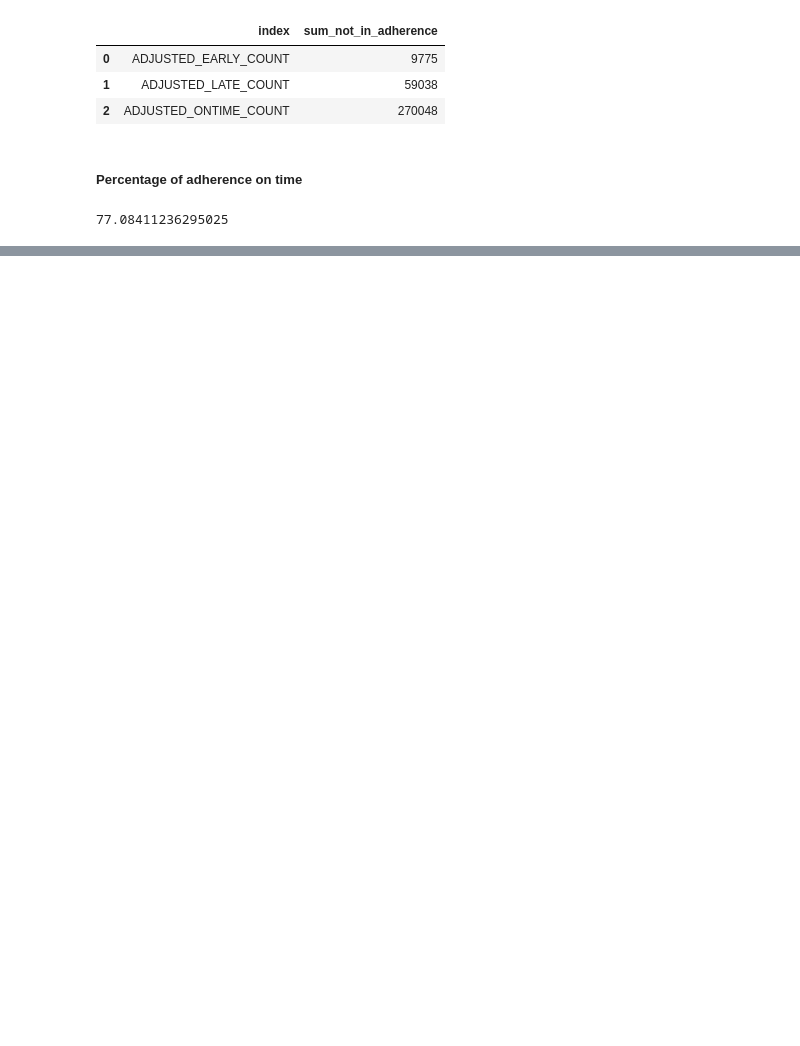
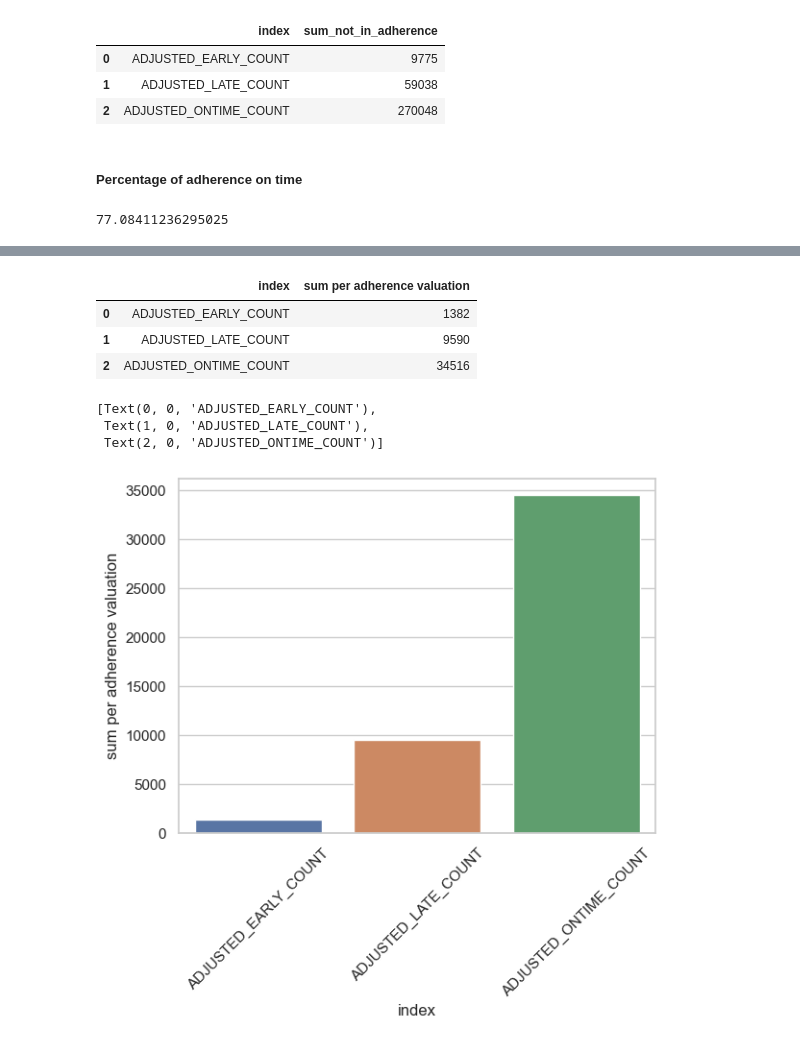
Before and after one commit to NSS-Data-Analytics-Cohort-11/wego-raiders, a Jupyter notebook: notebooks/Wego Project.ipynb, the cells around one changed output, grey strips where cells are left out. Saved outputs shown, nothing was run; the diff lists cells and outputs as text; code cells hidden in the pictures; blank space fills up the shorter version.

```diff
--- a/notebooks/Wego Project.ipynb
+++ b/notebooks/Wego Project.ipynb
@@ -158,0 +393,6 @@ adherence['ADJUSTED_ONTIME_COUNT'].sum()/350329 * 100
+# %%
+#function to call wego data based on route
+
+def route(x):
+
+    return wego[wego['ROUTE_ABBR']==x]
@@ -158,0 +537,4 @@ adherence['ADJUSTED_ONTIME_COUNT'].sum()/350329 * 100
+# %%
+r3 = route(3)
+
+r3
@@ -158,0 +555,5 @@ adherence['ADJUSTED_ONTIME_COUNT'].sum()/350329 * 100
+# %%
+#pulling only the adherence values from route3 dataframe
+r3_adherence = r3[['ADJUSTED_EARLY_COUNT', 'ADJUSTED_LATE_COUNT', 'ADJUSTED_ONTIME_COUNT']]
+
+r3_adherence.head()
@@ -158,0 +567,22 @@ adherence['ADJUSTED_ONTIME_COUNT'].sum()/350329 * 100
+# %%
+#comparison on each adherence valuation for route 3 data frame
+
+r3comp = r3_adherence.sum(axis =0, skipna = True).reset_index(name='sum per adherence valuation')
+
+r3comp
+# %% [output]
+|  | index | sum per adherence valuation |
+| 0 | ADJUSTED_EARLY_COUNT | 1382 |
+| 1 | ADJUSTED_LATE_COUNT | 9590 |
+| 2 | ADJUSTED_ONTIME_COUNT | 34516 |
+# %%
+#create barplot
+r3plot = sns.barplot(r3comp, x="index", y="sum per adherence valuation")
+
+#rotate labels
+r3plot.set_xticklabels(r3plot.get_xticklabels(), rotation=45)
+# %% [output]
+[Text(0, 0, 'ADJUSTED_EARLY_COUNT'),
+ Text(1, 0, 'ADJUSTED_LATE_COUNT'),
+ Text(2, 0, 'ADJUSTED_ONTIME_COUNT')]
+[figure, added]
```
Also changed, not shown: parts of 65 cells of this notebook.
